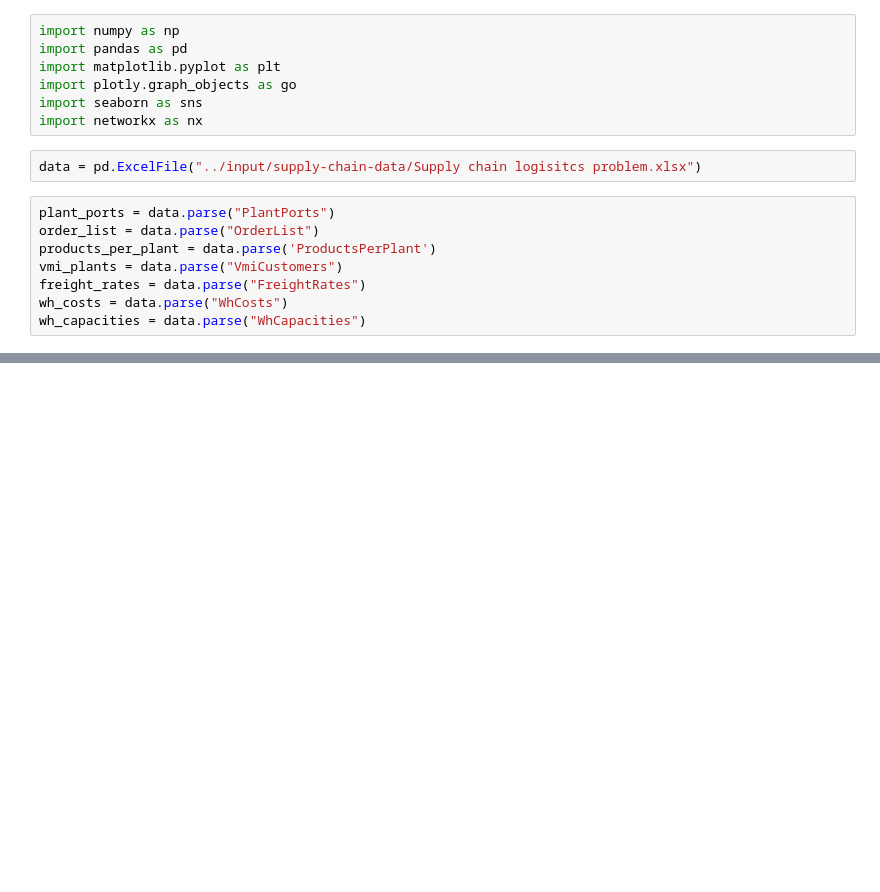
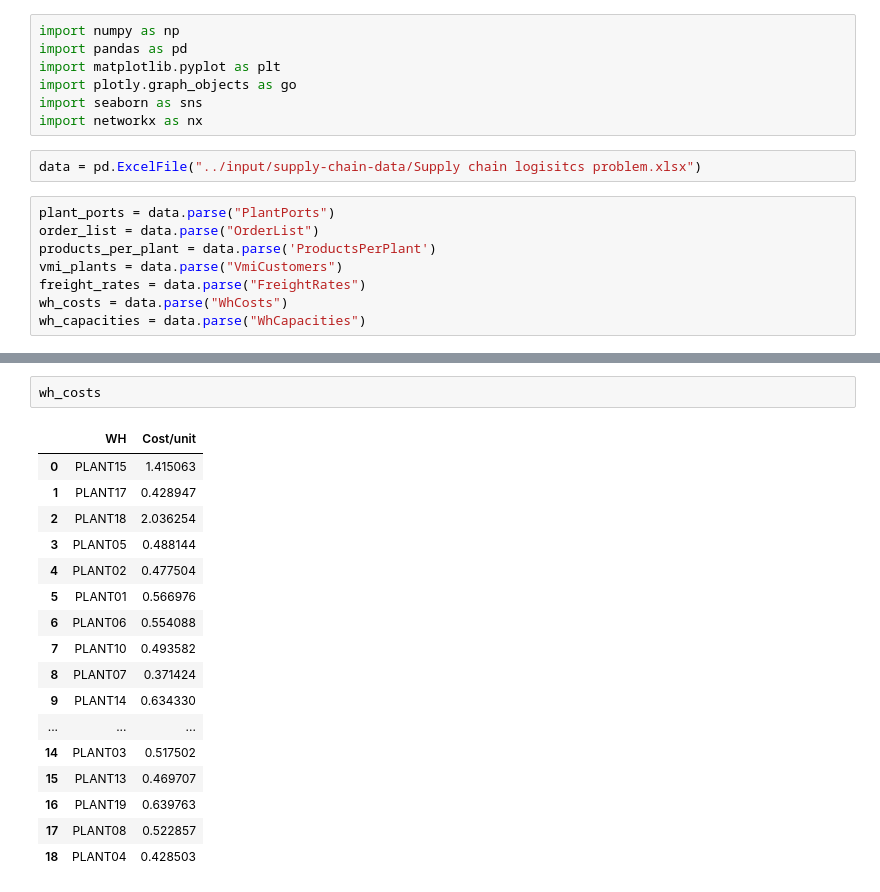
Before and after one commit to ram-polisetti/DataScience, a Jupyter notebook: routing-optmization.ipynb, the cells around one changed output, grey strips where cells are left out. Cells and saved outputs as stored; diff of their text form; blank space fills up the shorter version.

```diff
--- a/routing-optmization.ipynb
+++ b/routing-optmization.ipynb
@@ -22,0 +109,20 @@ wh_capacities = data.parse("WhCapacities")
+# %%
+wh_costs
+# %% [output]
+|  | WH | Cost/unit |
+| 0 | PLANT15 | 1.415063 |
+| 1 | PLANT17 | 0.428947 |
+| 2 | PLANT18 | 2.036254 |
+| 3 | PLANT05 | 0.488144 |
+| 4 | PLANT02 | 0.477504 |
+| 5 | PLANT01 | 0.566976 |
+| 6 | PLANT06 | 0.554088 |
+| 7 | PLANT10 | 0.493582 |
+| 8 | PLANT07 | 0.371424 |
+| 9 | PLANT14 | 0.634330 |
+| ... | ... | ... |
+| 14 | PLANT03 | 0.517502 |
+| 15 | PLANT13 | 0.469707 |
+| 16 | PLANT19 | 0.639763 |
+| 17 | PLANT08 | 0.522857 |
+| 18 | PLANT04 | 0.428503 |
```
Also changed, not shown: parts of 8 cells of this notebook.
